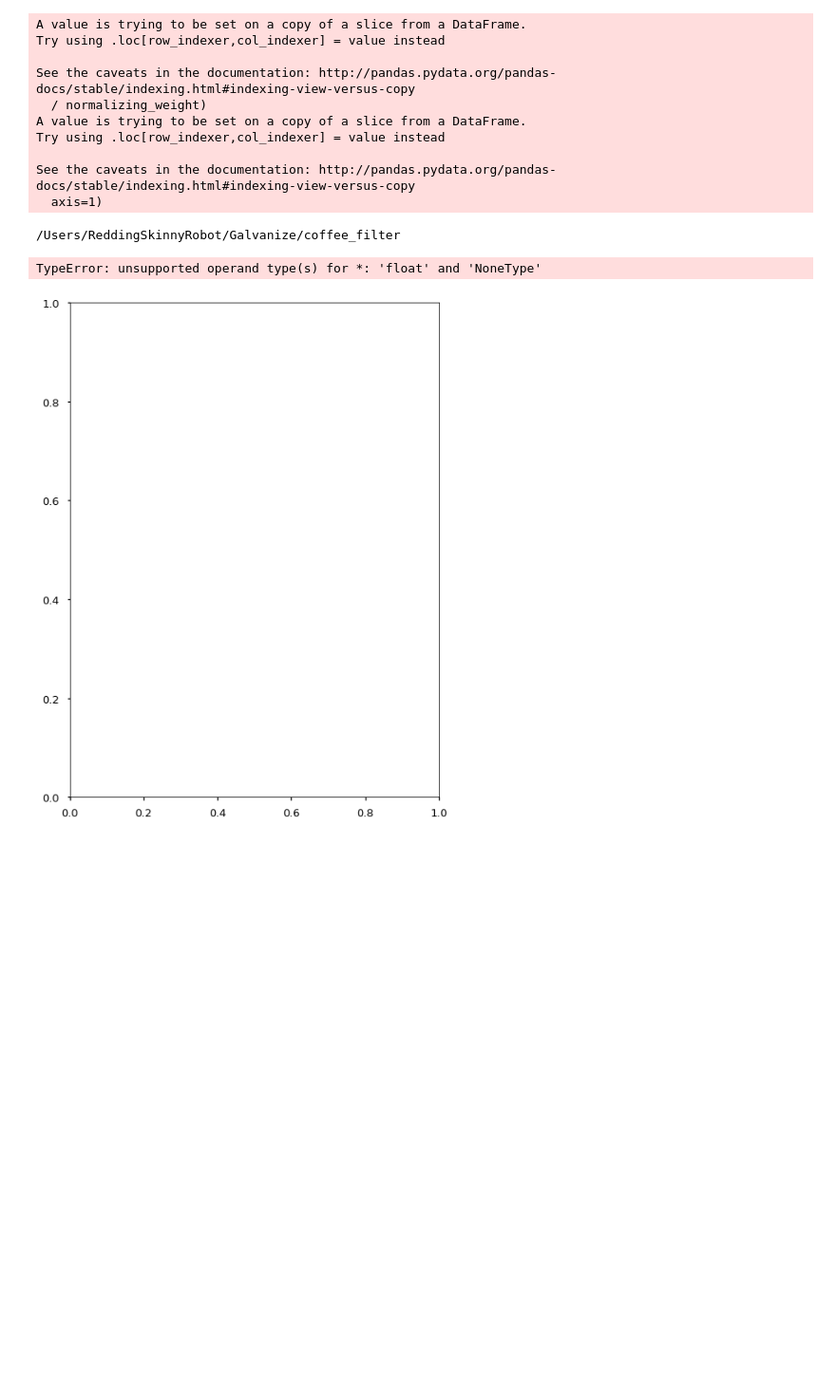
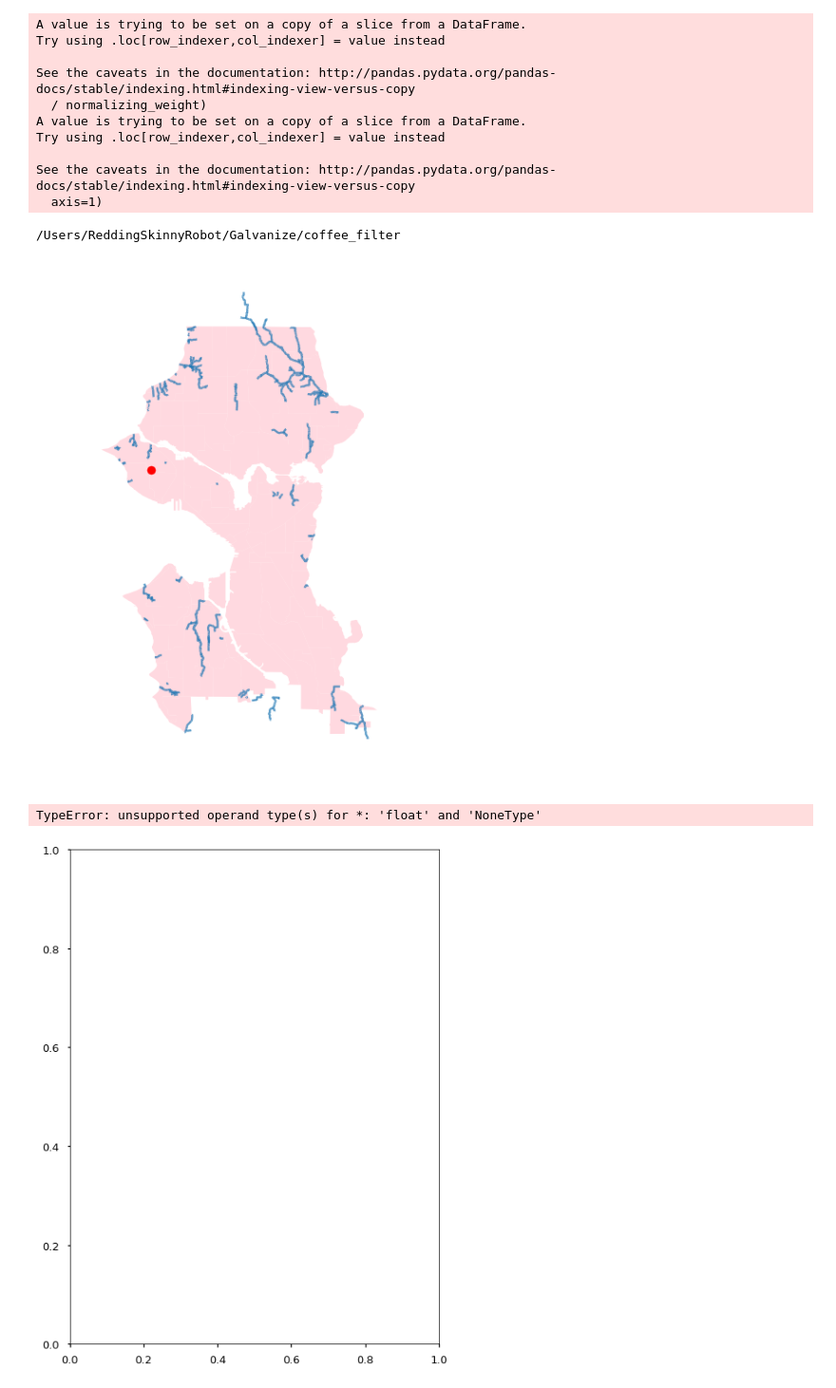
Before and after one commit to crredding/capstone_project, a Jupyter notebook: notebooks/data_eda.ipynb, the cells around one changed output. Shown at 95% size. Drawn from its saved outputs; the diff is of its cells as text; code cells hidden in the pictures; blank space fills up the shorter version.

```diff
--- a/notebooks/data_eda.ipynb
+++ b/notebooks/data_eda.ipynb
@@ -51,6 +51,18 @@ cd ..
 /Users/ReddingSkinnyRobot/Galvanize/coffee_filter
 # %%
 seattle = gpd.GeoDataFrame.from_file('data/Neighborhoods/WGS84/Neighborhoods.shp')
+streams = gpd.GeoDataFrame.from_file('data/streams/WGS84/Streams.shp')
+# %%
+fig, ax = plt.subplots(figsize=(6,10))
+streams.plot(ax=ax, alpha=0.7)
+seattle.plot(ax=ax, color='pink', alpha=0.6)
+ax.scatter(-122.4, 47.65, color='red')   #Put your lat, lng coordinates here
+ax.set_facecolor('white')
+ax.axis('off')
+_=ax.plot()
+# plt.savefig('images/filename.png')
+# %% [output]
+[figure, added]
 # %%
 seattle_points = df[['lng', 'lat']].apply(lambda row: Point(row['lng'], row['lat']), axis=1)
 geo_seattle_points = gpd.GeoDataFrame({'geometry':seattle_points,
```
Also changed, not shown: 1 other file.
